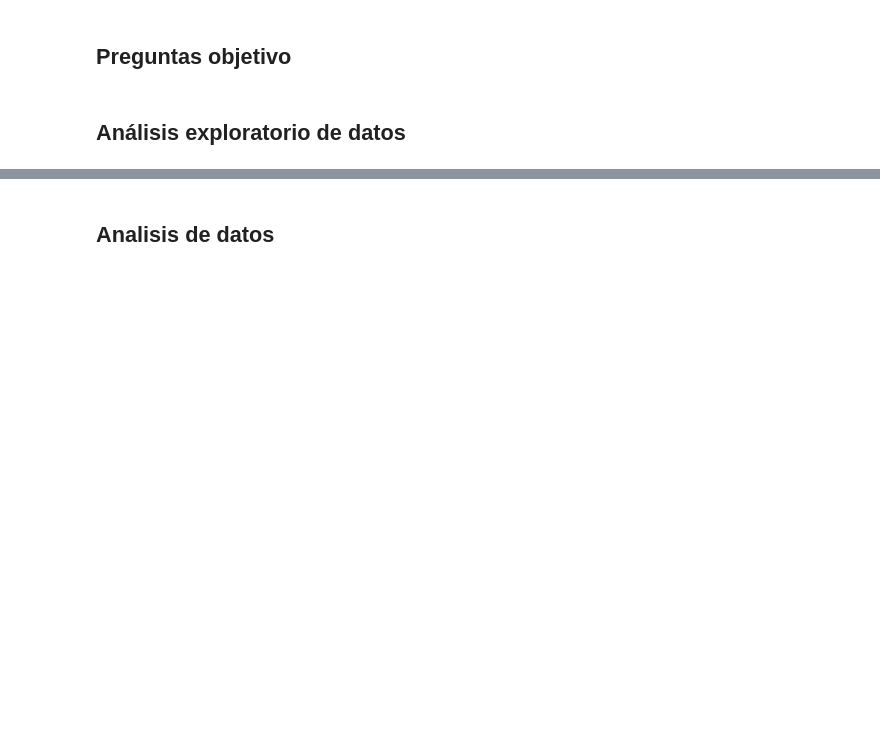
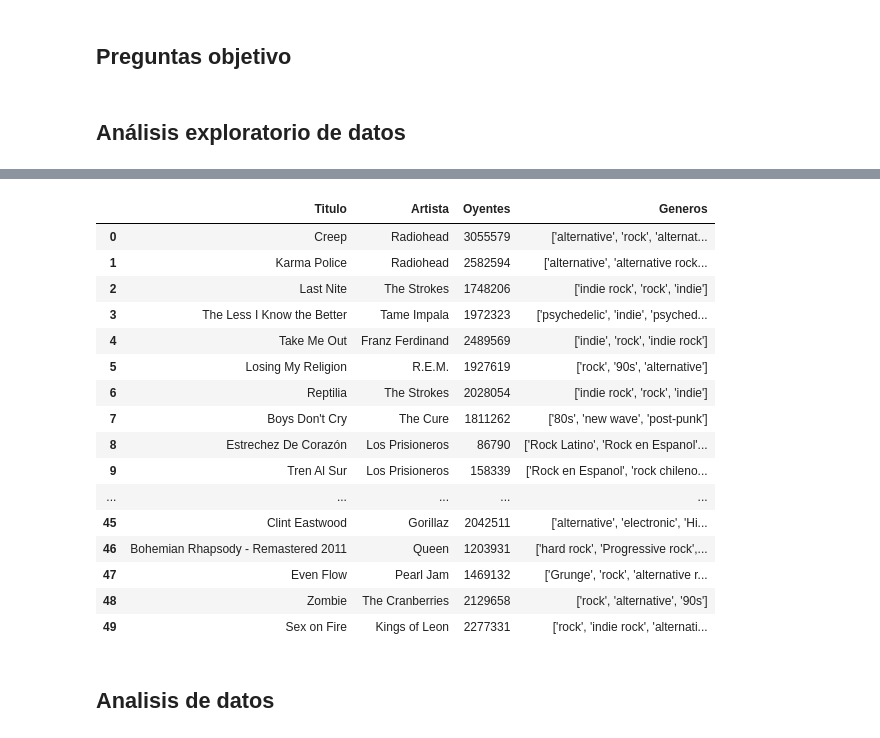
Before and after one commit to wattmoox/Proyecto_Data_Sience, a Jupyter notebook: main.ipynb, the cells around one changed output, grey strips where cells are left out. Drawn from its saved outputs; the diff is of its cells as text; code cells hidden in the pictures; blank space fills up the shorter version.

```diff
--- a/main.ipynb
+++ b/main.ipynb
@@ -53,3 +74,24 @@ df_csv
+# %%
+df_csv = pd.read_csv("data/last.fm_chile.csv")
+df_csv
+# %% [output]
+|  | Titulo | Artista | Oyentes | Generos |
+| 0 | Creep | Radiohead | 3055579 | ['alternative', 'rock', 'alternat... |
+| 1 | Karma Police | Radiohead | 2582594 | ['alternative', 'alternative rock... |
+| 2 | Last Nite | The Strokes | 1748206 | ['indie rock', 'rock', 'indie'] |
+| 3 | The Less I Know the Better | Tame Impala | 1972323 | ['psychedelic', 'indie', 'psyched... |
+| 4 | Take Me Out | Franz Ferdinand | 2489569 | ['indie', 'rock', 'indie rock'] |
+| 5 | Losing My Religion | R.E.M. | 1927619 | ['rock', '90s', 'alternative'] |
+| 6 | Reptilia | The Strokes | 2028054 | ['indie rock', 'rock', 'indie'] |
+| 7 | Boys Don't Cry | The Cure | 1811262 | ['80s', 'new wave', 'post-punk'] |
+| 8 | Estrechez De Corazón | Los Prisioneros | 86790 | ['Rock Latino', 'Rock en Espanol'... |
+| 9 | Tren Al Sur | Los Prisioneros | 158339 | ['Rock en Espanol', 'rock chileno... |
+| ... | ... | ... | ... | ... |
+| 45 | Clint Eastwood | Gorillaz | 2042511 | ['alternative', 'electronic', 'Hi... |
+| 46 | Bohemian Rhapsody - Remastered 2011 | Queen | 1203931 | ['hard rock', 'Progressive rock',... |
+| 47 | Even Flow | Pearl Jam | 1469132 | ['Grunge', 'rock', 'alternative r... |
+| 48 | Zombie | The Cranberries | 2129658 | ['rock', 'alternative', '90s'] |
+| 49 | Sex on Fire | Kings of Leon | 2277331 | ['rock', 'indie rock', 'alternati... |
 # %% [markdown]
 ## Analisis de datos
 # %% [markdown]
```
Also changed, not shown: parts of 2 cells of this notebook, 6 other files.
